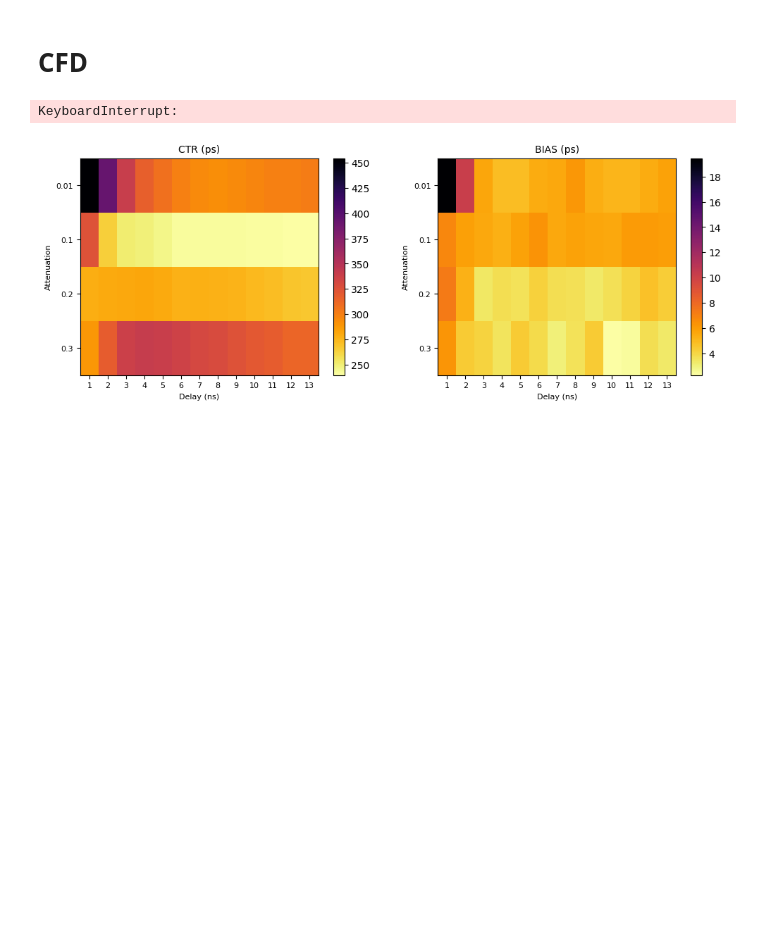
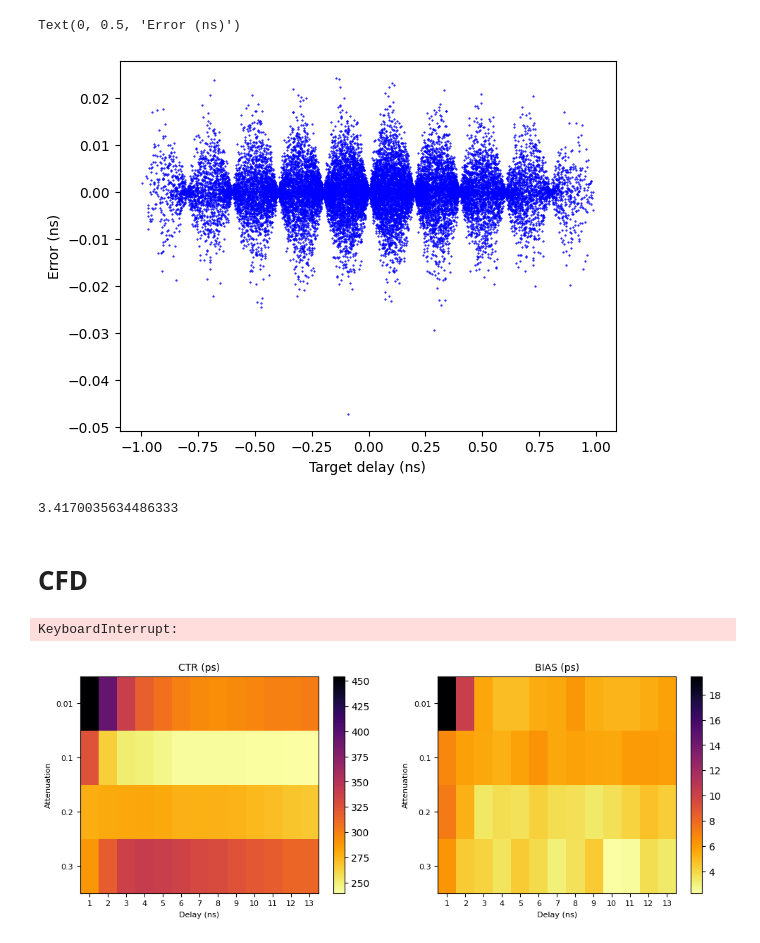
Before and after one commit to wjosefw/MLTiming, a Jupyter notebook: Traditional_methods.ipynb, the cells around one changed output. Cells and saved outputs as stored; diff of their text form; code cells hidden in the pictures; blank space fills up the shorter version.

```diff
--- a/Traditional_methods.ipynb
+++ b/Traditional_methods.ipynb
@@ -19,6 +19,24 @@ threshold = 0.04    # Threshold for relative Leading Edge
 nbins = 71
 time_step = 0.2   # In ns
 positions = np.array([0.2, 0.0, -0.2])
+# %%
+from functions import create_and_delay_pulse_pair
+data = np.concatenate((data_28,data_55,data_82), axis = 0)
+pulsesCFD, REF_CFD = create_and_delay_pulse_pair(data[:,:,0], time_step, delay_time = 1)
+# %%
+CFD0 = Calculate_CFD(pulsesCFD[:, :200, 0], fraction = 0.064, shift = 6.8, time_step = time_step)
+CFD1 = Calculate_CFD(pulsesCFD[:, :200, 1], fraction = 0.064, shift = 6.8, time_step = time_step)
+# %%
+plt.plot(REF_CFD, CFD0 - CFD1 - REF_CFD, 'b.', markersize = 1)
+plt.xlabel('Target delay (ns)')
+plt.ylabel('Error (ns)')
+# %% [output]
+Text(0, 0.5, 'Error (ns)')
+[figure, added]
+# %%
+print(np.mean(abs(CFD0 - CFD1 - REF_CFD))*1000)
+# %% [output]
+3.4170035634486333
 # %% [markdown]
 # **CFD**
 # %%
```
Also changed, not shown: parts of 6 cells of this notebook, 9 other files.
